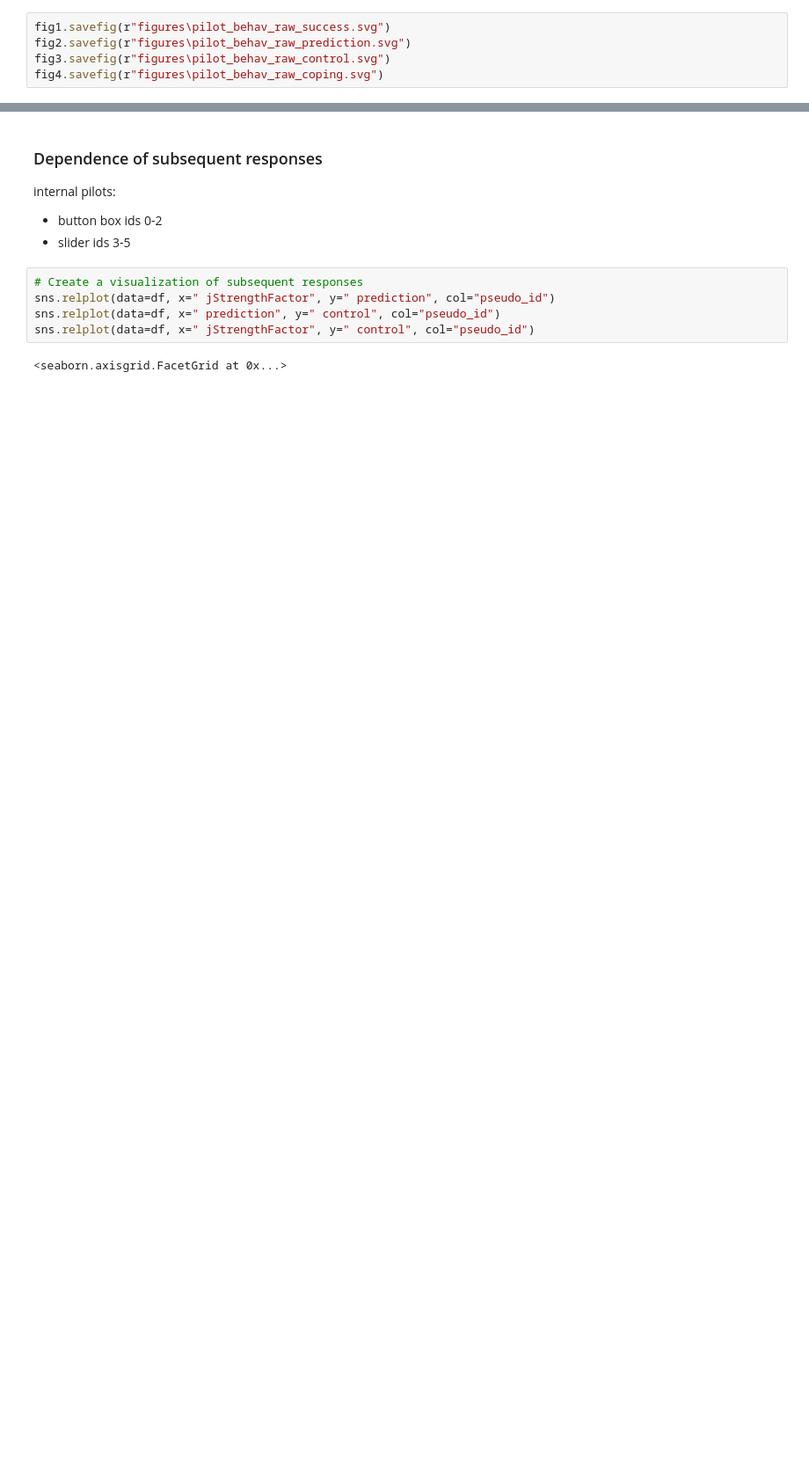
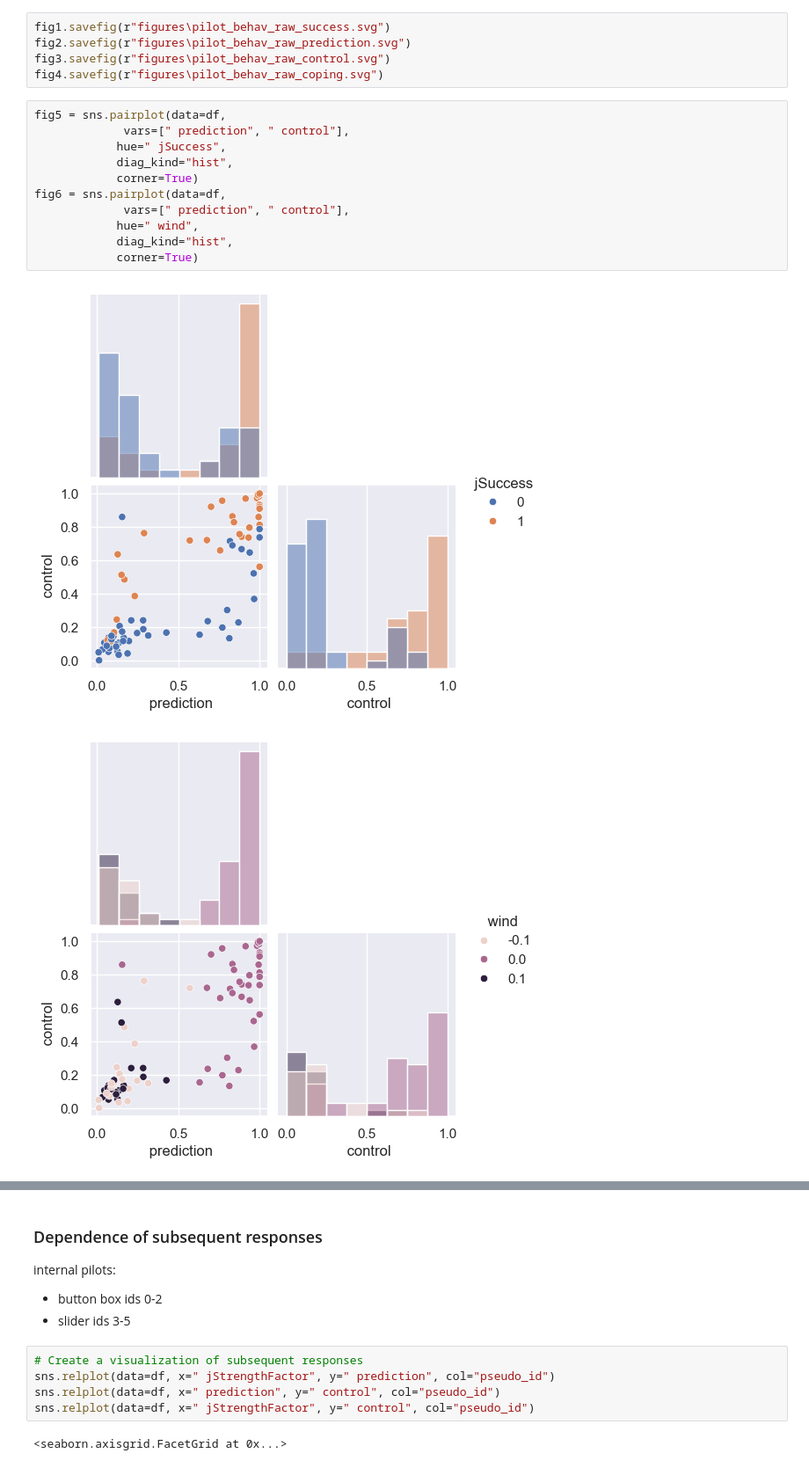
Before and after one commit to alexjhess/metac-data-prep, a Jupyter notebook: main.ipynb, the cells around one changed output, grey strips where cells are left out. Shown at 88% size. Saved outputs shown, nothing was run; the diff lists cells and outputs as text; blank space fills up the shorter version.

```diff
--- a/main.ipynb
+++ b/main.ipynb
@@ -423,3 +426,17 @@ fig1.savefig(r"figures\pilot_behav_raw_success.svg")
 fig2.savefig(r"figures\pilot_behav_raw_prediction.svg")
 fig3.savefig(r"figures\pilot_behav_raw_control.svg")
 fig4.savefig(r"figures\pilot_behav_raw_coping.svg")
+# %%
+fig5 = sns.pairplot(data=df,
+             vars=[" prediction", " control"],
+            hue=" jSuccess",
+            diag_kind="hist",
+            corner=True)
+fig6 = sns.pairplot(data=df,
+             vars=[" prediction", " control"],
+            hue=" wind",
+            diag_kind="hist",
+            corner=True)
+# %% [output]
+[figure, added]
+[figure, added]
```
Also changed, not shown: parts of 3 cells of this notebook.
